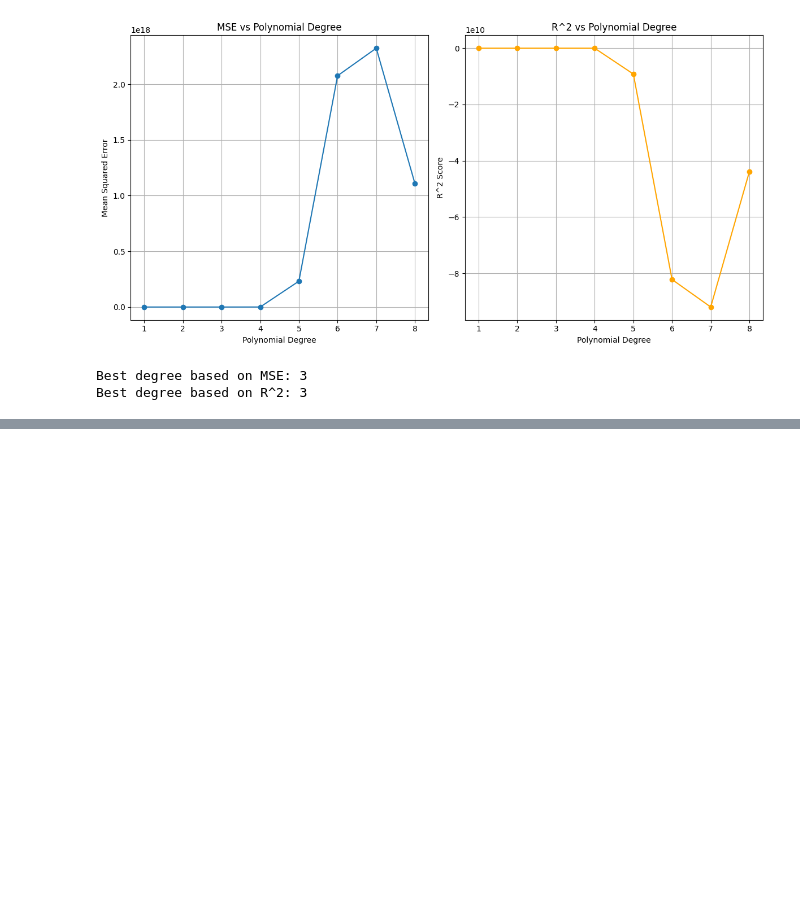
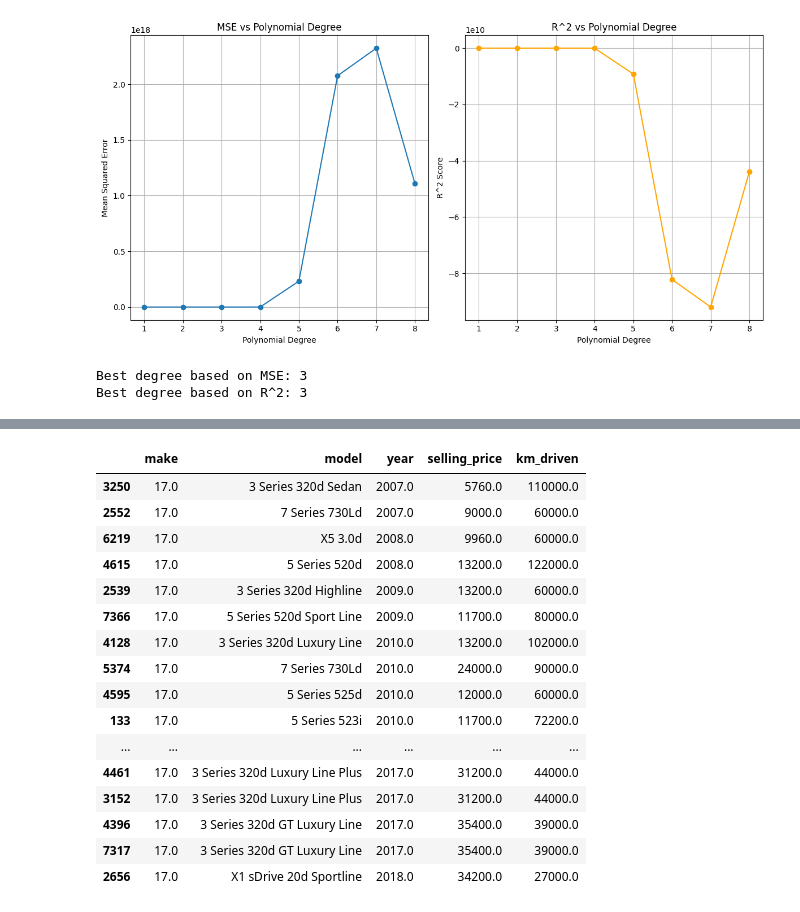
Before and after one commit to IAmEchino/INST414-Module6-IAmEchino, a Jupyter notebook: module_6.ipynb, the cells around one changed output, grey strips where cells are left out. Saved outputs shown, nothing was run; the diff lists cells and outputs as text; code cells hidden in the pictures; blank space fills up the shorter version.

```diff
--- a/module_6.ipynb
+++ b/module_6.ipynb
@@ -328,0 +379,21 @@ Final Model R^2: 0.9084226252615687
+# %%
+bmw = make_dict['BMW']
+car_df[['make', 'model', 'year', 'selling_price', 'km_driven']].where(X['make'] == bmw).dropna().sort_values('year')
+# %% [output]
+|  | make | model | year | selling_price | km_driven |
+| 3250 | 17.0 | 3 Series 320d Sedan | 2007.0 | 5760.0 | 110000.0 |
+| 2552 | 17.0 | 7 Series 730Ld | 2007.0 | 9000.0 | 60000.0 |
+| 6219 | 17.0 | X5 3.0d | 2008.0 | 9960.0 | 60000.0 |
+| 4615 | 17.0 | 5 Series 520d | 2008.0 | 13200.0 | 122000.0 |
+| 2539 | 17.0 | 3 Series 320d Highline | 2009.0 | 13200.0 | 60000.0 |
+| 7366 | 17.0 | 5 Series 520d Sport Line | 2009.0 | 11700.0 | 80000.0 |
+| 4128 | 17.0 | 3 Series 320d Luxury Line | 2010.0 | 13200.0 | 102000.0 |
+| 5374 | 17.0 | 7 Series 730Ld | 2010.0 | 24000.0 | 90000.0 |
+| 4595 | 17.0 | 5 Series 525d | 2010.0 | 12000.0 | 60000.0 |
+| 133 | 17.0 | 5 Series 523i | 2010.0 | 11700.0 | 72200.0 |
+| ... | ... | ... | ... | ... | ... |
+| 4461 | 17.0 | 3 Series 320d Luxury Line Plus | 2017.0 | 31200.0 | 44000.0 |
+| 3152 | 17.0 | 3 Series 320d Luxury Line Plus | 2017.0 | 31200.0 | 44000.0 |
+| 4396 | 17.0 | 3 Series 320d GT Luxury Line | 2017.0 | 35400.0 | 39000.0 |
+| 7317 | 17.0 | 3 Series 320d GT Luxury Line | 2017.0 | 35400.0 | 39000.0 |
+| 2656 | 17.0 | X1 sDrive 20d Sportline | 2018.0 | 34200.0 | 27000.0 |
```
Also changed, not shown: parts of 14 cells of this notebook, 1 other file.
